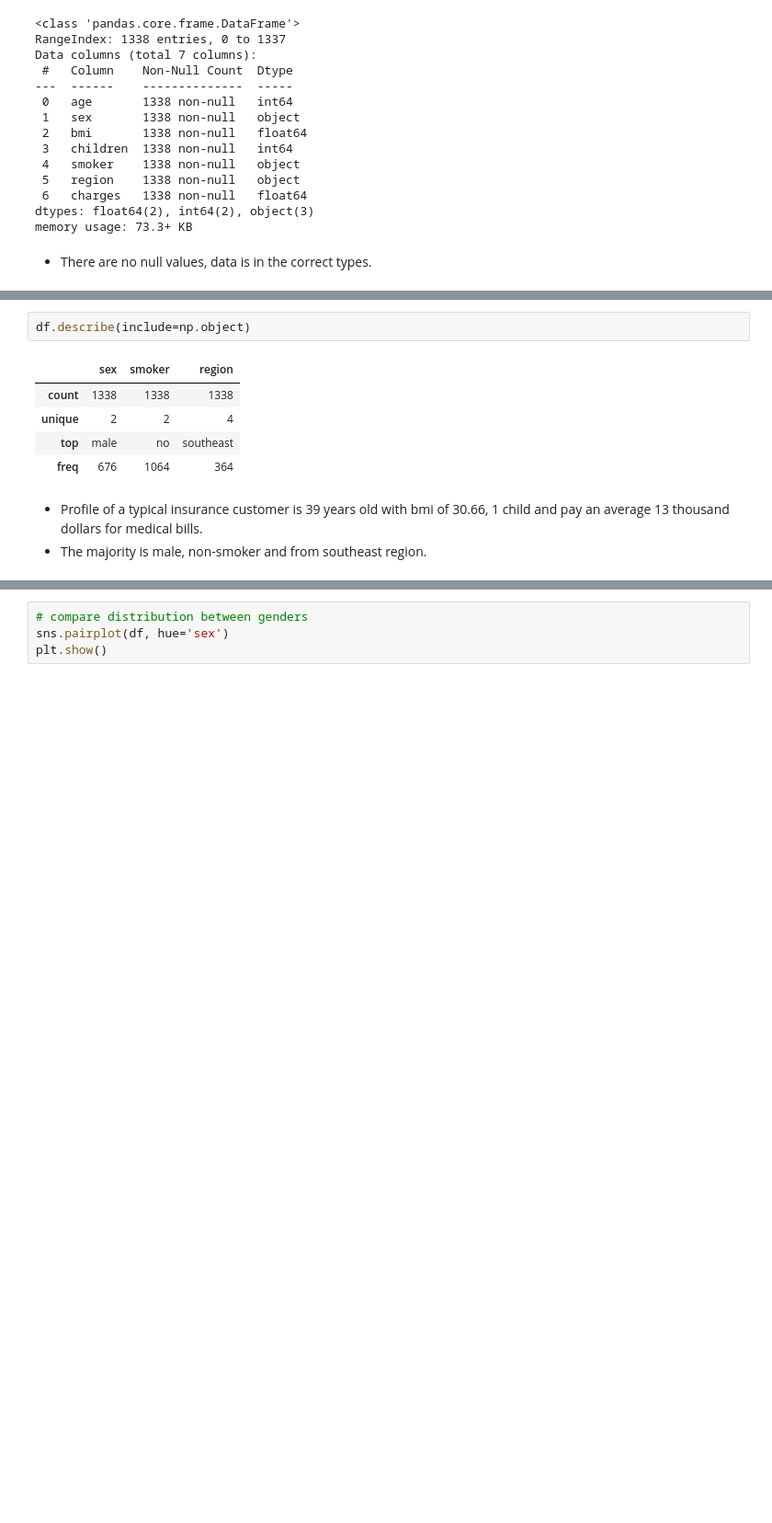
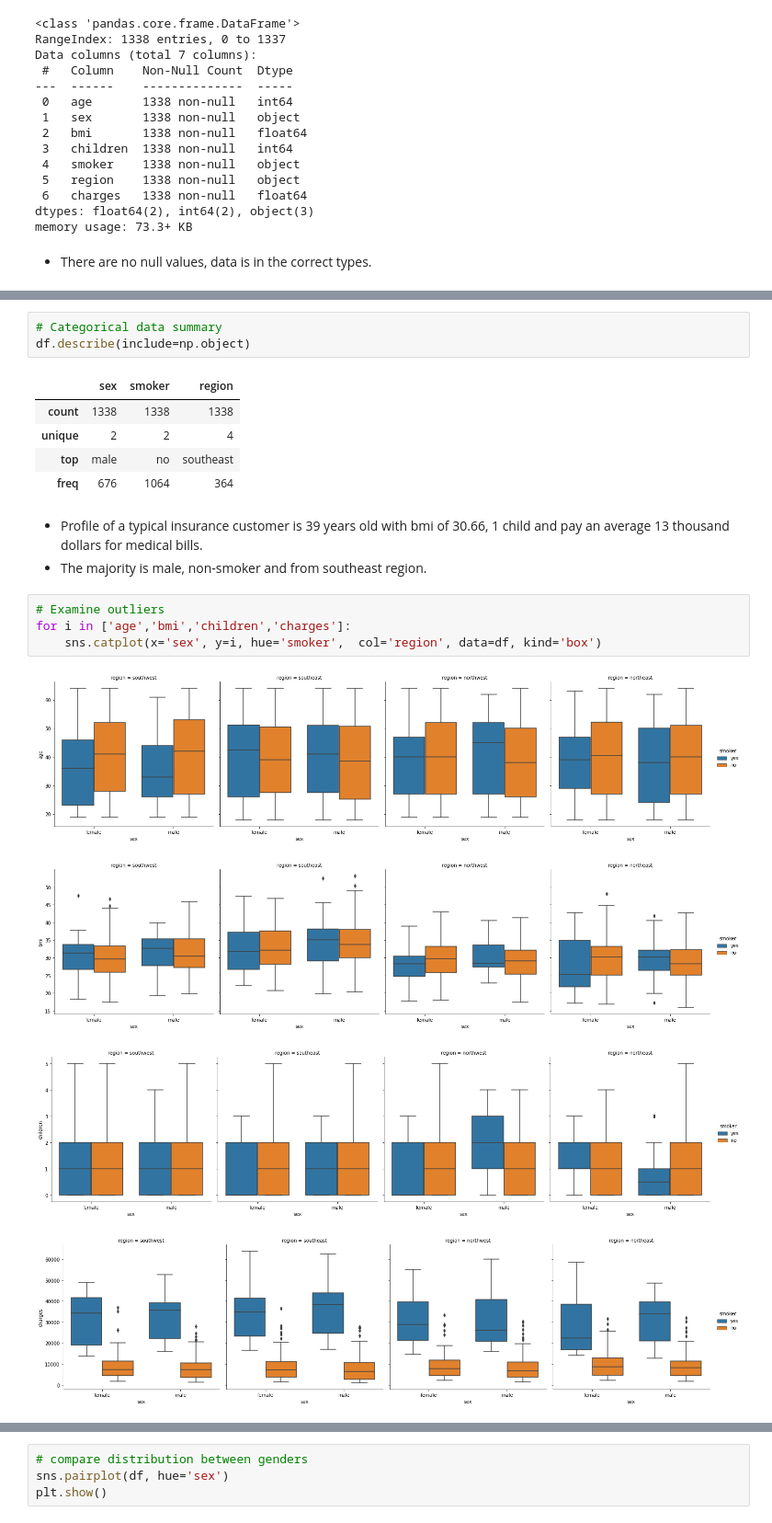
Before and after one commit to huylhoang/ML-Projects, a Jupyter notebook: Hypothesis Testing/ins_cust_attributes.ipynb, the cells around one changed output, grey strips where cells are left out. Shown at 92% size. Saved outputs shown, nothing was run; the diff lists cells and outputs as text; blank space fills up the shorter version.

```diff
--- a/Hypothesis Testing/ins_cust_attributes.ipynb
+++ b/Hypothesis Testing/ins_cust_attributes.ipynb
@@ -39,6 +45,7 @@ df.describe(include=np.number).round(2)
 | 75% | 51.00 | 34.69 | 2.00 | 16639.91 |
 | max | 64.00 | 53.13 | 5.00 | 63770.43 |
 # %%
+# Categorical data summary
 df.describe(include=np.object)
 # %% [output]
 |  | sex | smoker | region |
@@ -49,3 +56,12 @@ df.describe(include=np.object)
 # %% [markdown]
 - Profile of a typical insurance customer is 39 years old with bmi of 30.66, 1 child and pay an average 13 thousand dollars for medical bills.
 - The majority is male, non-smoker and from southeast region.
+# %%
+# Examine outliers
+for i in ['age','bmi','children','charges']:
+    sns.catplot(x='sex', y=i, hue='smoker',  col='region', data=df, kind='box')
+# %% [output]
+[figure, added]
+[figure, added]
+[figure, added]
+[figure, added]
```
Also changed, not shown: parts of 22 cells of this notebook, 1 other file.
